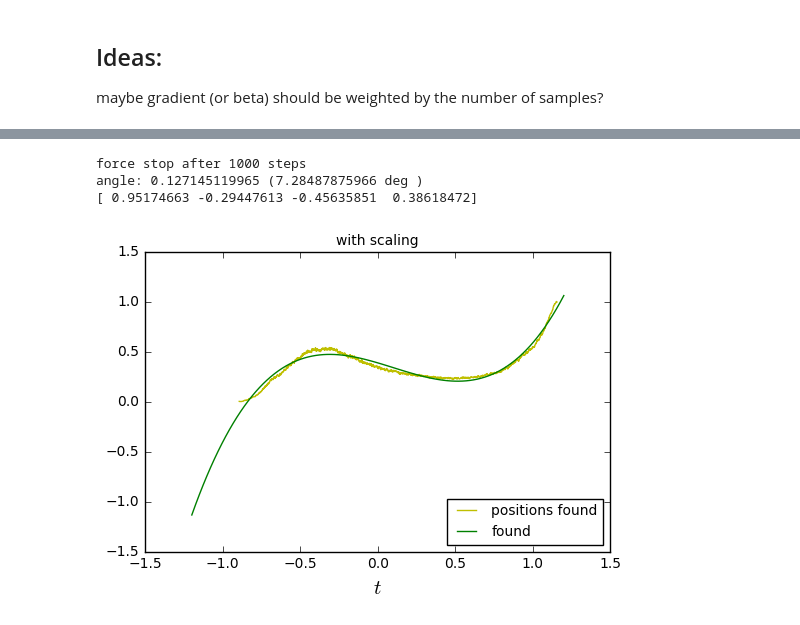
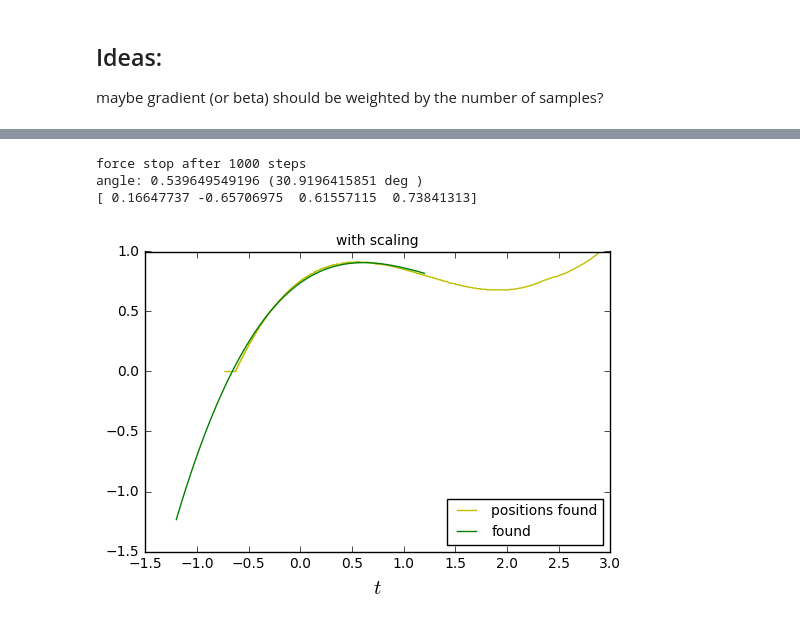
Before and after one commit to LCAV/surface-reconstruction, a Jupyter notebook: results.ipynb, the cells around one changed output, grey strips where cells are left out. Cells and saved outputs as stored; diff of their text form; code cells hidden in the pictures.

```diff
--- a/results.ipynb
+++ b/results.ipynb
@@ -31,6 +26,7 @@ def get_image(name, min_, max_, cut=0):
     img = np.mean(img,0)
     if cut > 0:
         img = img[cut:-cut]
-    img = img - np.min(img)
-    return img/np.max(img)
+#     img = img - np.min(img)
+#     return img/np.max(img)
+    return img
 # %%
@@ -42,8 +38,12 @@ plt.imshow(img)
 # %%
 import os
-print(os.listdir("surface-images/tuesday1"))
-img1 = get_image('surface-images/tuesday1/tu160.JPG', 200, 400, cut=8)
-img2 = get_image('surface-images/tuesday1/tu135.JPG', 200, 400, cut=8)
-# img3 = get_image('surface-images/small/small3.JPG', 200, 1000, cut=8)
-# img4 = get_image('surface-images/small/small7.JPG', 200, 1000, cut=8)
+print(os.listdir("surface-images/cheeting"))
+img1 = get_image('surface-images/cheeting/pattern3.png', 150, 250, cut=45)
+img1 = img1[:-30]
+img2 = get_image('surface-images/cheeting/pattern4.png', 150, 250, cut=10)
+img2 = img2[:-30]
+img3 = get_image('surface-images/cheeting/pattern5.png', 180, 220, cut=10)
+img2 = img2[:-60]
+# img3 = img3[40:-30]
+# img4 = get_image('surface-images/cheeting/pattern3.png', 150, 250, cut=10)
 # %% [output]
@@ -71,41 +79,41 @@ plt.plot(t, row, label='orginal')
 # pf = pf[int(len(pf)/2):]
 
 solver = ConstrainedALS(
-    img2,
+    img3,
     4,
     SecondSurfacePolynomial,
-    start_pos=np.linspace(-1,1,len(img2)),
+    start_pos=np.linspace(-1,1,len(img3)),
     stopping_error=1e-10,
     beta=1,
     show_plots=False,
     max_iter=1000,
-    angle=fromdegree(-30)
+    angle=fromdegree(10)
     )
 
 solver.solve()
 
 # # print solver.train_error
 
 # # print polynomial.square_error(SignalPolynomial(solver.parameter_estimate))
 # pylab.ioff()
 # # plot_results(SignalPolynomial(solver.parameter_estimate),'r',lw = 3)
 pylab.plot(solver.get_position_estimates(),solver.get_samples(),'y',label="positions found")
 
 print("angle:", solver.tr_param[0], "(" + str(todegree(solver.tr_param[0])) + " deg )" )
 print(solver.parameter_estimate)
 polynomial = FullSurfacePolynomial(solver.parameter_estimate)
 pylab.plot(t,polynomial.get_samples(t), color='g',label="found")
 # pylab.plot(t,row,label="true")
 pylab.title("with scaling", fontsize=10)
 pylab.xlabel(r'$t$',fontsize=15)
 pylab.legend(loc="lower right", fontsize=10)
 pylab.gcf().subplots_adjust(bottom=0.15)
 pylab.show()
 # %% [output]
 force stop after 1000 steps
-angle: 0.127145119965 (7.28487875966 deg )
-[ 0.95174663 -0.29447613 -0.45635851  0.38618472]
+angle: 0.539649549196 (30.9196415851 deg )
+[ 0.16647737 -0.65706975  0.61557115  0.73841313]
-[figure, old version]
+[figure, new version]
 # %% [markdown]
 ## some results:
 ### Tuesday1:
```
Also changed, not shown: parts of 6 cells of this notebook, 3 other files.
